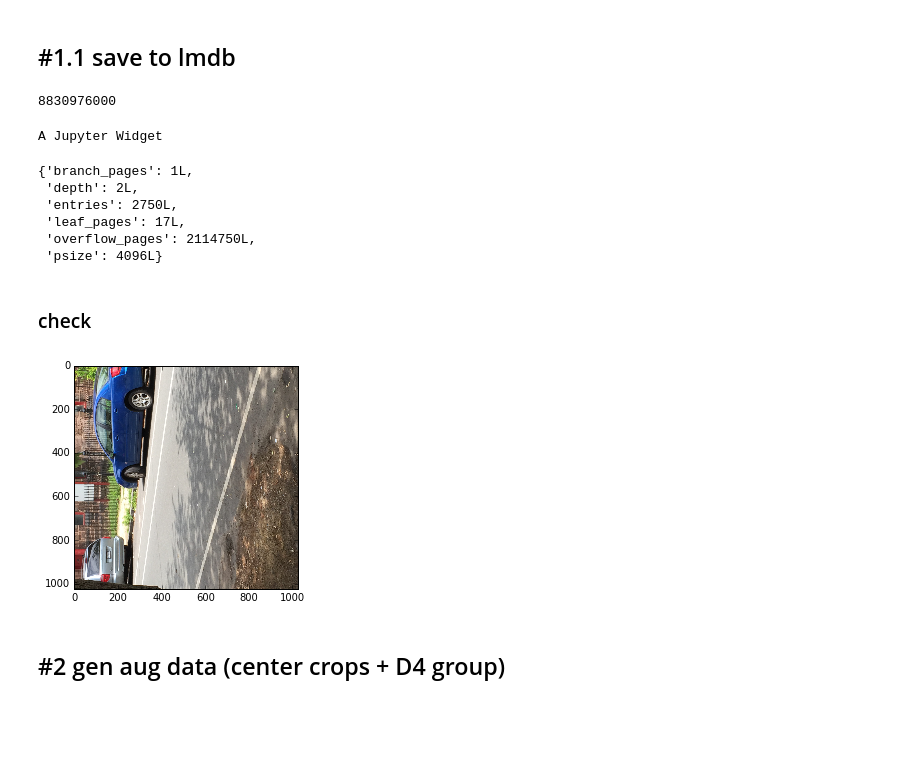
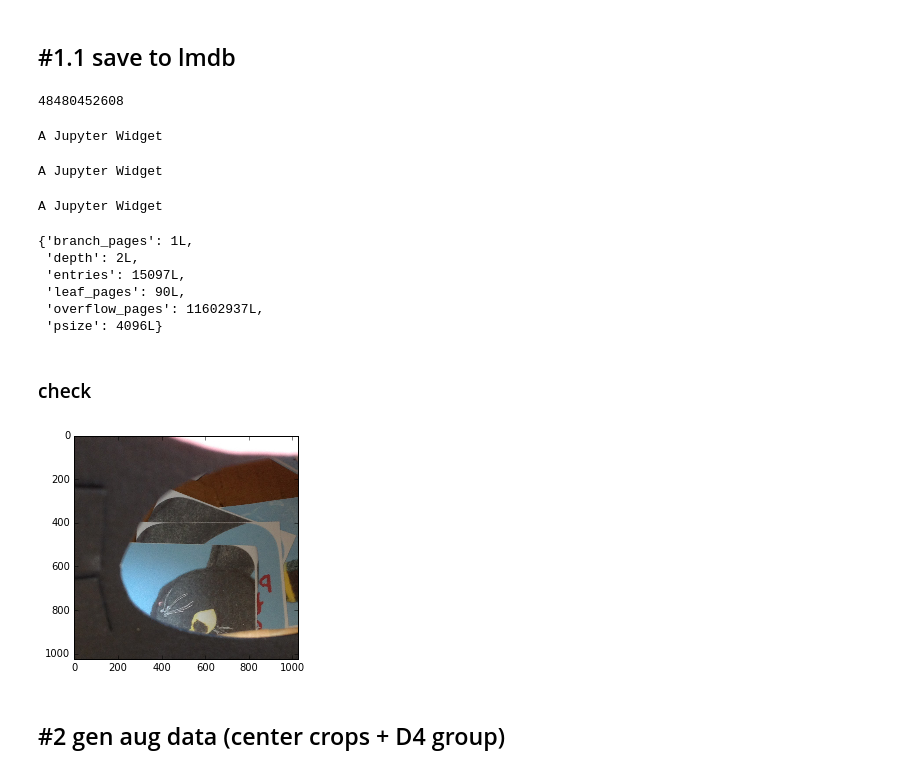
Before and after one commit to yell/kaggle-camera, a Jupyter notebook: notebooks/gen_data.ipynb, the cells around one changed output. Saved outputs shown, nothing was run; the diff lists cells and outputs as text; code cells hidden in the pictures; blank space fills up the shorter version.

Commit message:
add more data

```diff
--- a/notebooks/gen_data.ipynb
+++ b/notebooks/gen_data.ipynb
@@ -21,13 +18,15 @@ The autoreload extension is already loaded. To reload it, use:
 # %% [markdown]
 ## load training data
 # %%
-train_data = KaggleCameraDataset('../data/', train=True, lazy=True)
+train_data = KaggleCameraDataset('../data/', train=True)
+additional_train_data = KaggleCameraDataset('../data/additional-train/', train=True)
+additional_val_data = KaggleCameraDataset('../data/additional-val/', train=True)
 # %% [markdown]
 ## calculate dataset size
 # %%
 crop_size = 1024
 n_crops = 1
-N = len(train_data)
+N = len(train_data) + len(additional_train_data) + len(additional_val_data)
 size = crop_size**2*3*n_crops*N
 print N
 print size
@@ -65,42 +64,75 @@ A Jupyter Widget
 map_size = size + N * 1024 * 64
 map_size
 # %% [output]
-8830976000
+48480452608
 # %%
 env = lmdb.open('../data/train.lmdb', map_size=map_size)
 
-i = 0
+## original data
+index = 0
 for x, y in progress_iter(train_data, verbose=True):
     w = x.size[0]
     h = x.size[1]
     x = x.crop((w/2-crop_size/2, h/2-crop_size/2,
                 w/2+crop_size/2, h/2+crop_size/2))
 
-    str_id = '{:06}'.format(i)
+    str_id = '{:06}'.format(index)
     with env.begin(write=True) as txn:
         txn.put(str_id, x.tobytes())
 
-    i += 1
+    index += 1
+
+## additional train data
+additional_train_ind = []
+for x, y in progress_iter(additional_train_data, verbose=True):
+    w = x.size[0]
+    h = x.size[1]
+    x = x.crop((w/2-crop_size/2, h/2-crop_size/2,
+                w/2+crop_size/2, h/2+crop_size/2))
+
+    str_id = '{:06}'.format(index)
+    with env.begin(write=True) as txn:
+        txn.put(str_id, x.tobytes())
+
+    additional_train_ind.append(index)
+    index += 1
+
+## additional val data
+additional_val_ind = []
+for x, y in progress_iter(additional_val_data, verbose=True):
+    w = x.size[0]
+    h = x.size[1]
+    x = x.crop((w/2-crop_size/2, h/2-crop_size/2,
+                w/2+crop_size/2, h/2+crop_size/2))
+
+    str_id = '{:06}'.format(index)
+    with env.begin(write=True) as txn:
+        txn.put(str_id, x.tobytes())
+
+    additional_val_ind.append(index)
+    index += 1
 # %% [output]
 A Jupyter Widget
+A Jupyter Widget
+A Jupyter Widget
 # %%
 env.stat()
 # %% [output]
 {'branch_pages': 1L,
  'depth': 2L,
- 'entries': 2750L,
- 'leaf_pages': 17L,
- 'overflow_pages': 2114750L,
+ 'entries': 15097L,
+ 'leaf_pages': 90L,
+ 'overflow_pages': 11602937L,
  'psize': 4096L}
 # %% [markdown]
 ### check
 # %%
 env = lmdb.open('../data/train.lmdb', readonly=True)
-index = 1337
+index = 13377
 with env.begin() as txn:
     bytes = txn.get('{:06}'.format(index))
     x = Image.frombytes('RGB', (1024, 1024), bytes)
     plt.imshow(x)
 # %% [output]
-[figure, old version]
+[figure, new version]
 # %%
```
Also changed, not shown: parts of 3 cells of this notebook.
